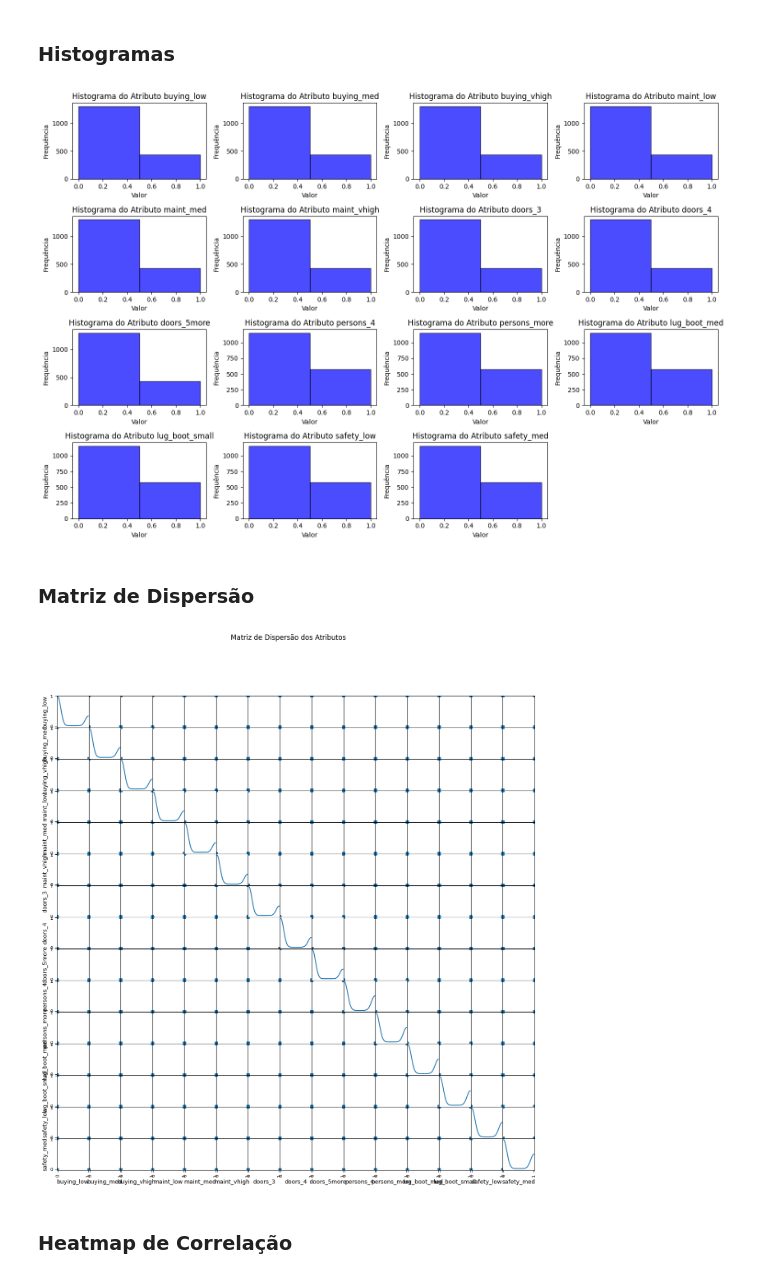
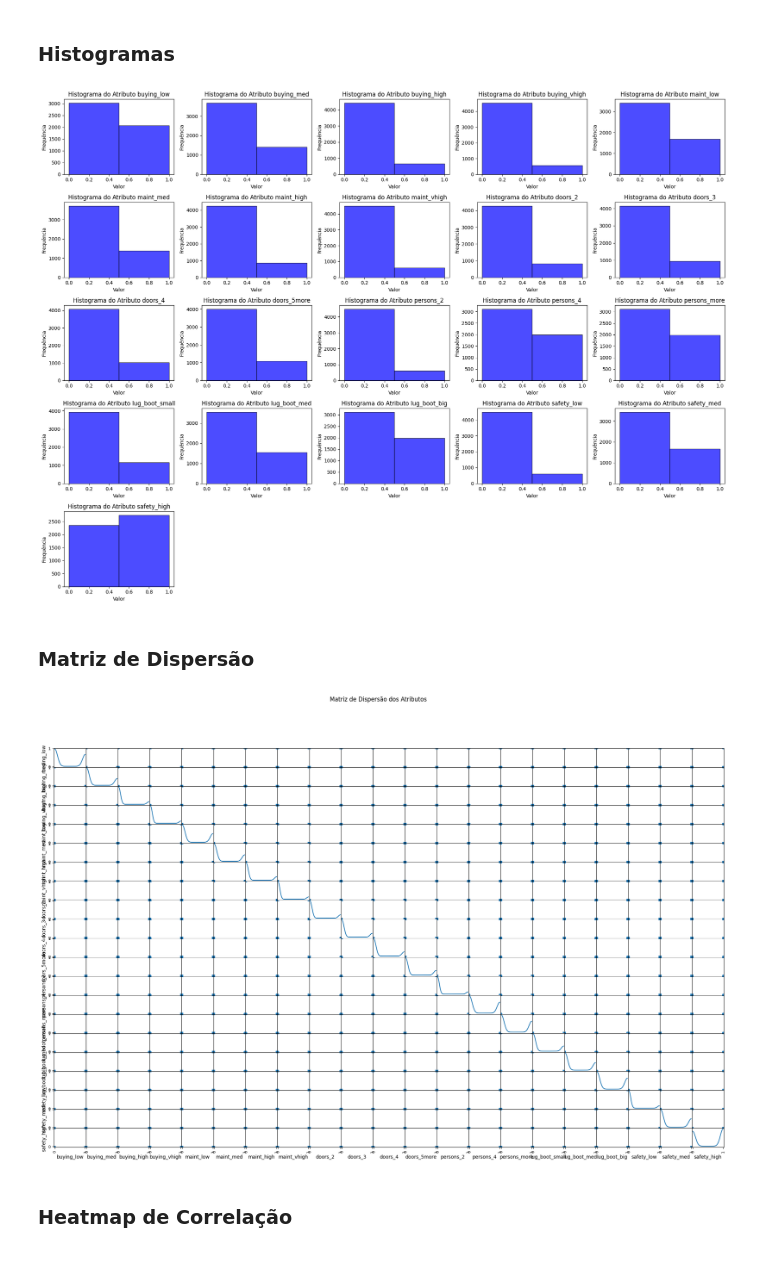
Before and after one commit to Leonardo-henriqu2/PI---5-v2, a Jupyter notebook: _cloud/machine-learning/notebooks/data_exploration.ipynb, the cells around one changed output. Drawn from its saved outputs; the diff is of its cells as text; code cells hidden in the pictures.

```diff
--- a/_cloud/machine-learning/notebooks/data_exploration.ipynb
+++ b/_cloud/machine-learning/notebooks/data_exploration.ipynb
@@ -232,7 +232,7 @@ Mesmo que tenhamos atributos como "número de portas" ou "número de passageiros
 Por isso utilizaremos o **one-hot encoding**, uma técnica aplicada a dados categóricos para transformar cada categoria em uma nova coluna binária, onde ``1`` indica a presença da categoria e ``0`` a ausência.
 # %%
 # Aplicando one-hot encoding
-df_encoded = pd.get_dummies(df, columns=['buying', 'maint', 'doors', 'persons', 'lug_boot', 'safety'], drop_first=True)
+df_encoded = pd.get_dummies(df, columns=['buying', 'maint', 'doors', 'persons', 'lug_boot', 'safety'], drop_first=False)
 
 # Convertendo valores booleanos para inteiros
 numeric_columns = df_encoded.select_dtypes(include=[bool]).columns  # Seleciona colunas booleanas
@@ -501,19 +501,29 @@ unacc    65
 vgood    65
 Name: count, dtype: int64
 # %%
-# Remoção de Outliers
+# Remoção de Outliers após oversampling e undersampling
 
-# Exemplo de remoção de outliers com base em um limite
-threshold = 0.8 * len(df_encoded)  # Por exemplo, 80% dos dados
+# Remoção de outliers com base em limite de 80% dos dados
+threshold_resampled = 0.8 * len(X_resampled)
+threshold_under = 0.8 * len(X_under)
 
 # Seleciona apenas as colunas numéricas para a soma
-numeric_columns = df_encoded.select_dtypes(include=[np.number]).columns.tolist()
+numeric_columns_resampled = X_resampled.select_dtypes(include=[np.number]).columns.tolist()
+numeric_columns_under = X_under.select_dtypes(include=[np.number]).columns.tolist()
 
 # Cria uma série booleana indicando quais colunas têm soma menor ou igual ao threshold
-valid_columns = (df_encoded[numeric_columns].sum() <= threshold)
+valid_columns_resampled = (X_resampled[numeric_columns_resampled].sum() <= threshold_resampled)
+valid_columns_under = (X_under[numeric_columns_under].sum() <= threshold_under)
 
 # Filtra o DataFrame para manter apenas as colunas válidas
-df_cleaned = df_encoded.loc[:, valid_columns[valid_columns].index]
+df_cleaned_resampled = pd.DataFrame(X_resampled.loc[:, valid_columns_resampled[valid_columns_resampled].index])
+df_cleaned_resampled['class'] = y_resampled
+
+df_cleaned_under = pd.DataFrame(X_under.loc[:, valid_columns_under[valid_columns_under].index])
+df_cleaned_under['class'] = y_under
+
+# Combina os dois datasets limpos em um único DataFrame
+df_cleaned = pd.concat([df_cleaned_resampled, df_cleaned_under], ignore_index=True)
 
 # Mostra a forma da nova base de dados
 print(df_cleaned.shape)
@@ -568,46 +575,50 @@ Name: count, dtype: int64
 ### Histogramas
 # %%
 # Selecionando os atributos para visualização
-attributes = ['buying_low', 'buying_med', 'buying_vhigh',
-              'maint_low', 'maint_med', 'maint_vhigh',
-              'doors_3', 'doors_4', 'doors_5more',
-              'persons_4', 'persons_more',
-              'lug_boot_med', 'lug_boot_small',
-              'safety_low', 'safety_med']
+attributes = [
+    'buying_low', 'buying_med', 'buying_high', 'buying_vhigh',
+    'maint_low', 'maint_med', 'maint_high', 'maint_vhigh',
+    'doors_2', 'doors_3', 'doors_4', 'doors_5more',
+    'persons_2', 'persons_4', 'persons_more',
+    'lug_boot_small', 'lug_boot_med', 'lug_boot_big',
+    'safety_low', 'safety_med', 'safety_high'
+]
 
 # Configurando o tamanho da figura
-plt.figure(figsize=(15, 10))
+plt.figure(figsize=(20, 15))
 
 # Loop para criar histogramas para cada atributo
 for i, attr in enumerate(attributes, start=1):
-    plt.subplot(4, 4, i)  # Organiza os subgráficos em uma grade
-    plt.hist(df_encoded[attr], bins=2, alpha=0.7, color='blue', edgecolor='black')
+    plt.subplot(5, 5, i)  # Organiza os subgráficos em uma grade
+    plt.hist(df_cleaned[attr], bins=2, alpha=0.7, color='blue', edgecolor='black')
     plt.title(f'Histograma do Atributo {attr}')
     plt.xlabel('Valor')
     plt.ylabel('Frequência')
 
 plt.tight_layout()  # Ajusta os subgráficos para evitar sobreposição
 plt.show()
 # %% [output]
-[figure, old version]
+[figure, new version]
 # %% [markdown]
 ### Matriz de Dispersão
 # %%
 # Selecionando os atributos para a matriz de dispersão
-attributes = ['buying_low', 'buying_med', 'buying_vhigh',
-              'maint_low', 'maint_med', 'maint_vhigh',
-              'doors_3', 'doors_4', 'doors_5more',
-              'persons_4', 'persons_more',
-              'lug_boot_med', 'lug_boot_small',
-              'safety_low', 'safety_med']
+attributes = [
+    'buying_low', 'buying_med', 'buying_high', 'buying_vhigh',
+    'maint_low', 'maint_med', 'maint_high', 'maint_vhigh',
+    'doors_2', 'doors_3', 'doors_4', 'doors_5more',
+    'persons_2', 'persons_4', 'persons_more',
+    'lug_boot_small', 'lug_boot_med', 'lug_boot_big',
+    'safety_low', 'safety_med', 'safety_high'
+]
 
 # Criando a matriz de dispersão
-scatter_matrix(df_encoded[attributes], figsize=(15, 15), diagonal='kde', alpha=0.5)
+scatter_matrix(df_cleaned[attributes], figsize=(25, 15), diagonal='kde', alpha=0.5)
 
 plt.suptitle('Matriz de Dispersão dos Atributos')
 plt.show()
 # %% [output]
-[figure, old version]
+[figure, new version]
 # %% [markdown]
 ### Heatmap de Correlação
 # %%
```
Also changed, not shown: parts of 13 cells of this notebook.
